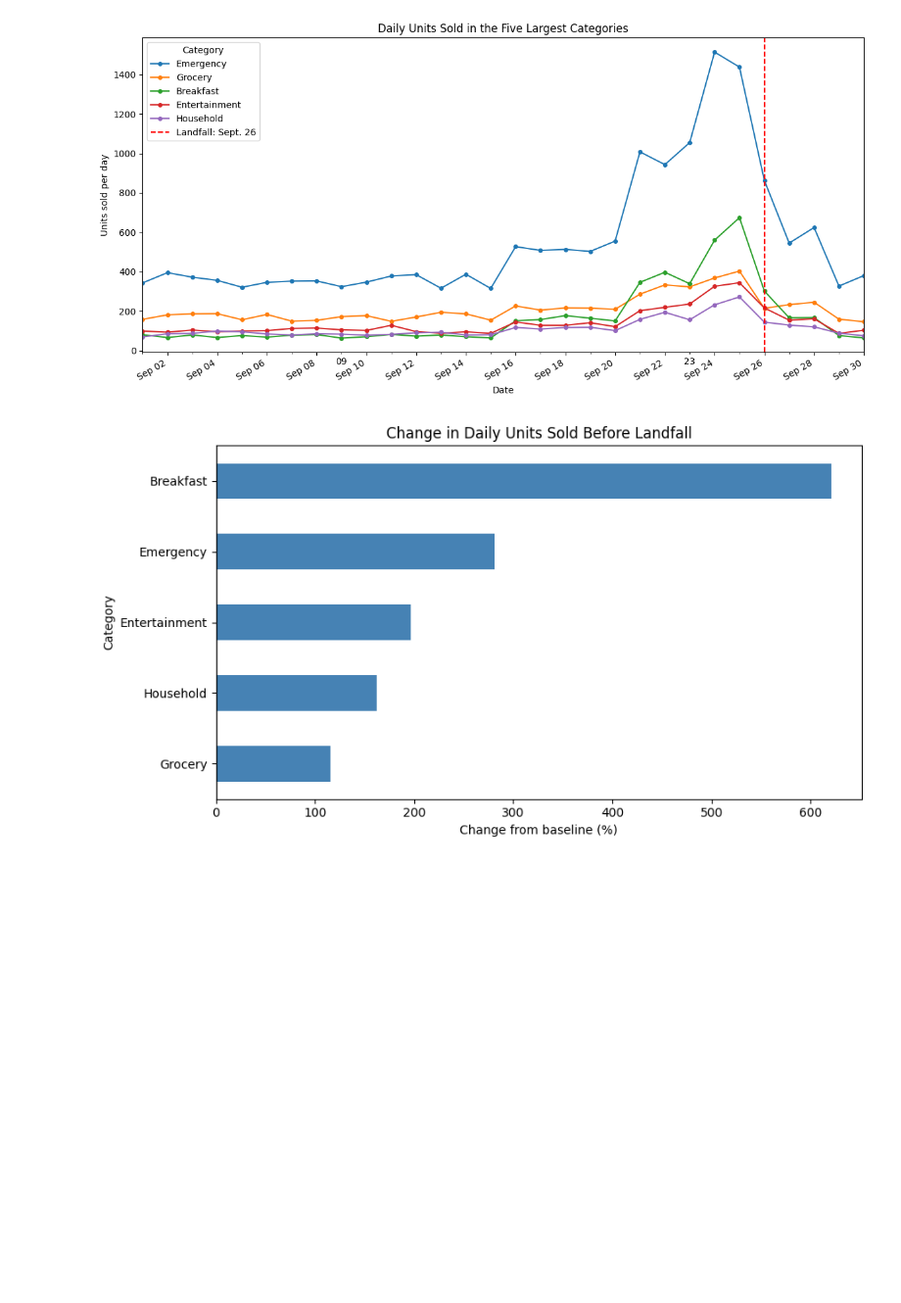
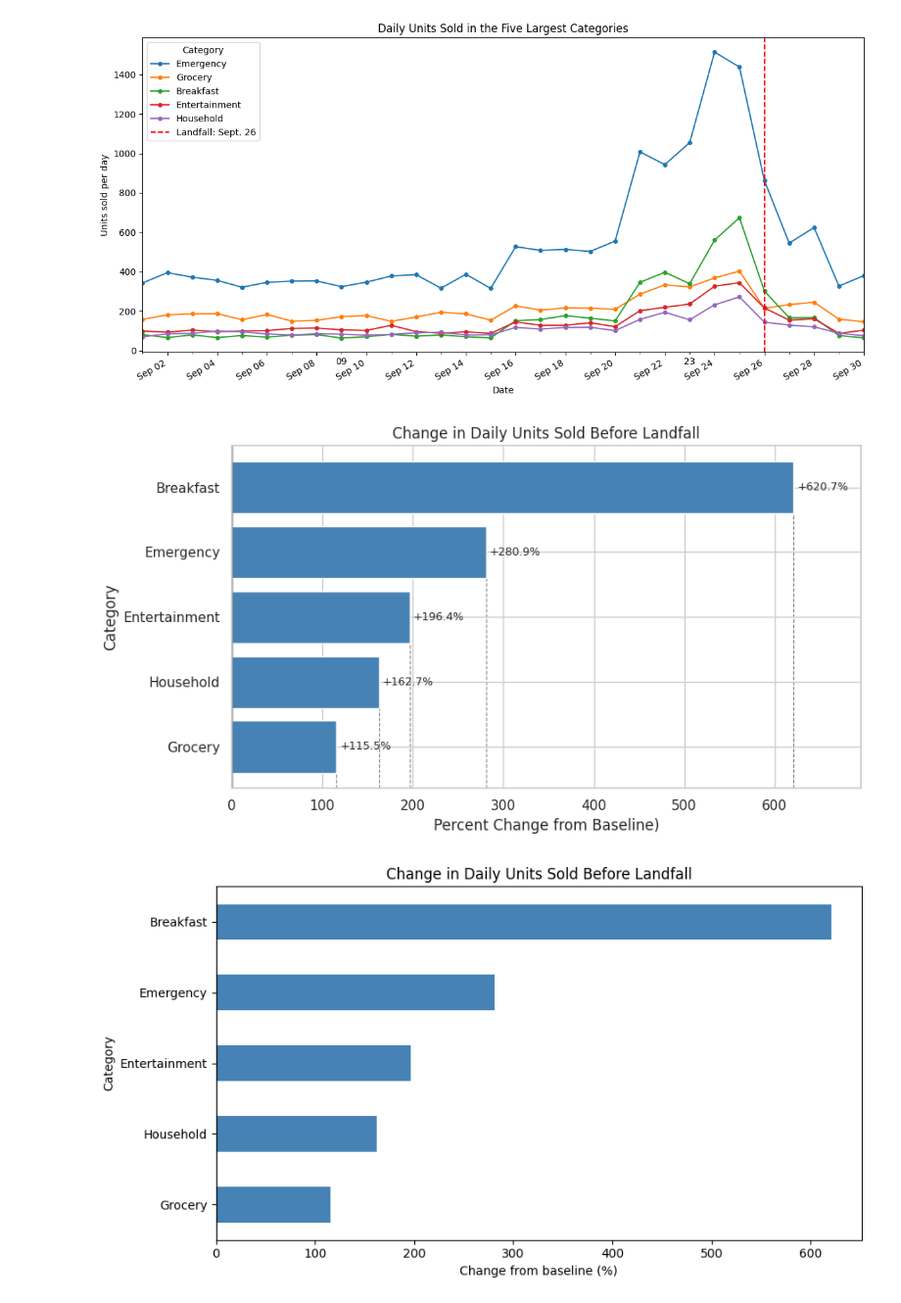
Before and after one commit to Fespinoza1477/walmart-hurricane-project, a Jupyter notebook: Notebooks/Team_Notebook.ipynb, the cells around one changed output. Shown at 98% size. Saved outputs shown, nothing was run; the diff lists cells and outputs as text; code cells hidden in the pictures; blank space fills up the shorter version.

Commit message:
removed my sample graphs and did update to change in category from baseline graph

```diff
--- a/Notebooks/Team_Notebook.ipynb
+++ b/Notebooks/Team_Notebook.ipynb
@@ -483,6 +483,31 @@ plt.show()
 | Household | 83.75 | 220.00 | 2.63 | 162.69 |
 | Grocery | 169.25 | 364.67 | 2.15 | 115.46 |
 [figure]
+# %%
+q1_plot = q1_results.sort_values("percent_change")
+
+fig, ax = plt.subplots(figsize=(9, 5))
+bars = ax.barh(q1_plot.index, q1_plot["percent_change"], color="steelblue")
+
+# Show the actual percent change at the end of each bar
+ax.bar_label(bars, labels=[f"{v:+.1f}%" for v in q1_plot["percent_change"]],
+             padding=3, fontsize=9)
+
+# Dashed vertical line from each bar's end down to the x axis
+ymin, ymax = ax.get_ylim()
+for i, v in enumerate(q1_plot["percent_change"]):
+    ax.vlines(v, ymin, i, color="gray", linestyle="--", linewidth=0.8, zorder=0)
+ax.set_ylim(ymin, ymax)   # keep the limits from changing
+
+ax.axvline(0, color="black", linewidth=1)
+ax.margins(x=0.12)        # leave room so the labels don't get clipped
+ax.set_title("Change in Daily Units Sold Before Landfall")
+ax.set_xlabel("Percent Change from Baseline)")
+ax.set_ylabel("Category")
+plt.tight_layout()
+plt.show()
+# %% [output]
+[figure, added]
 # %%
 # Visualization option 2
 # Q1: Show how each category changed from baseline to pre-landfall surge
```
Also changed, not shown: parts of 5 cells of this notebook.
